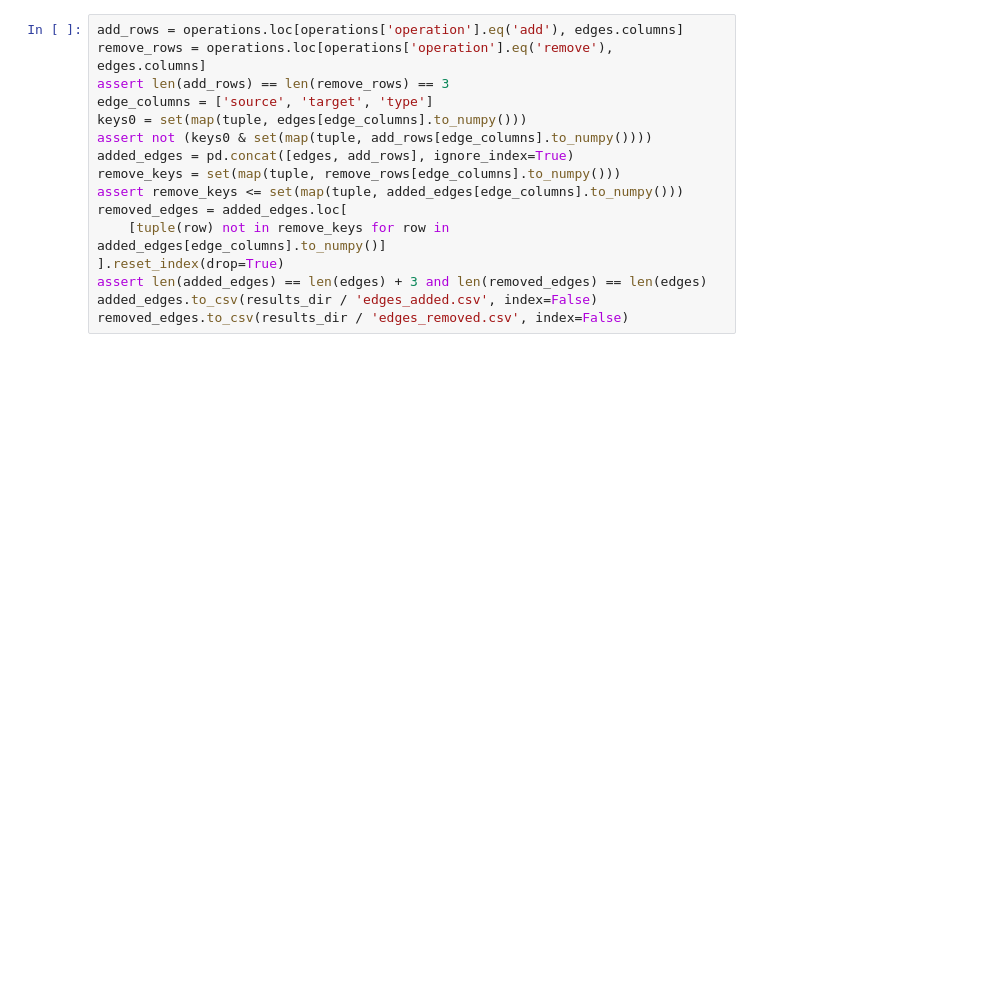
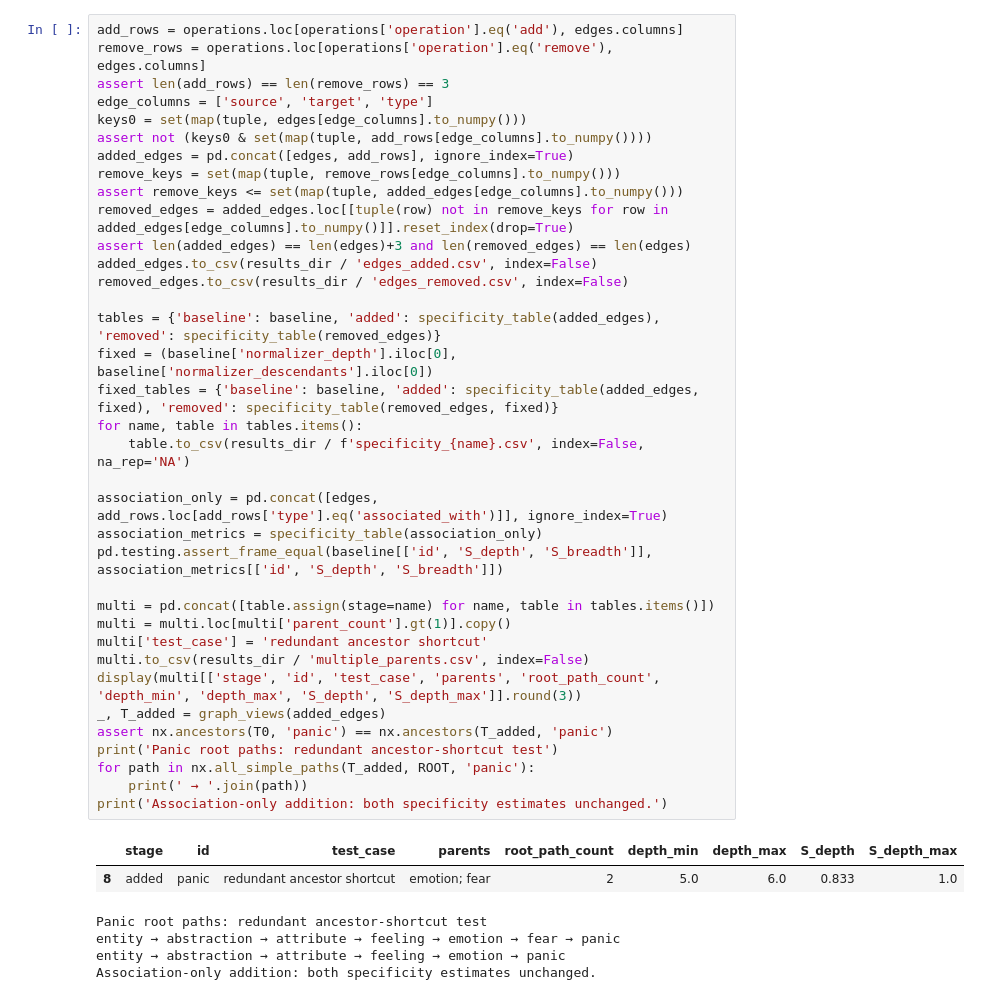
Before and after one commit to nnevdokimov/embodied-ai-emotion-homework, a Jupyter notebook: HA2_Emotion/HA2_network.ipynb, the cells around one changed output. Saved outputs shown, nothing was run; the diff lists cells and outputs as text; blank space fills up the shorter version.

```diff
--- a/HA2_Emotion/HA2_network.ipynb
+++ b/HA2_Emotion/HA2_network.ipynb
@@ -423,16 +310,43 @@ A second parent yields alternative path lengths. The association is also checked
 # %%
 add_rows = operations.loc[operations['operation'].eq('add'), edges.columns]
 remove_rows = operations.loc[operations['operation'].eq('remove'), edges.columns]
 assert len(add_rows) == len(remove_rows) == 3
 edge_columns = ['source', 'target', 'type']
 keys0 = set(map(tuple, edges[edge_columns].to_numpy()))
 assert not (keys0 & set(map(tuple, add_rows[edge_columns].to_numpy())))
 added_edges = pd.concat([edges, add_rows], ignore_index=True)
 remove_keys = set(map(tuple, remove_rows[edge_columns].to_numpy()))
 assert remove_keys <= set(map(tuple, added_edges[edge_columns].to_numpy()))
-removed_edges = added_edges.loc[
-    [tuple(row) not in remove_keys for row in added_edges[edge_columns].to_numpy()]
-].reset_index(drop=True)
-assert len(added_edges) == len(edges) + 3 and len(removed_edges) == len(edges)
+removed_edges = added_edges.loc[[tuple(row) not in remove_keys for row in added_edges[edge_columns].to_numpy()]].reset_index(drop=True)
+assert len(added_edges) == len(edges)+3 and len(removed_edges) == len(edges)
 added_edges.to_csv(results_dir / 'edges_added.csv', index=False)
 removed_edges.to_csv(results_dir / 'edges_removed.csv', index=False)
+
+tables = {'baseline': baseline, 'added': specificity_table(added_edges), 'removed': specificity_table(removed_edges)}
+fixed = (baseline['normalizer_depth'].iloc[0], baseline['normalizer_descendants'].iloc[0])
+fixed_tables = {'baseline': baseline, 'added': specificity_table(added_edges, fixed), 'removed': specificity_table(removed_edges, fixed)}
+for name, table in tables.items():
+    table.to_csv(results_dir / f'specificity_{name}.csv', index=False, na_rep='NA')
+
+association_only = pd.concat([edges, add_rows.loc[add_rows['type'].eq('associated_with')]], ignore_index=True)
+association_metrics = specificity_table(association_only)
+pd.testing.assert_frame_equal(baseline[['id', 'S_depth', 'S_breadth']], association_metrics[['id', 'S_depth', 'S_breadth']])
+
+multi = pd.concat([table.assign(stage=name) for name, table in tables.items()])
+multi = multi.loc[multi['parent_count'].gt(1)].copy()
+multi['test_case'] = 'redundant ancestor shortcut'
+multi.to_csv(results_dir / 'multiple_parents.csv', index=False)
+display(multi[['stage', 'id', 'test_case', 'parents', 'root_path_count', 'depth_min', 'depth_max', 'S_depth', 'S_depth_max']].round(3))
+_, T_added = graph_views(added_edges)
+assert nx.ancestors(T0, 'panic') == nx.ancestors(T_added, 'panic')
+print('Panic root paths: redundant ancestor-shortcut test')
+for path in nx.all_simple_paths(T_added, ROOT, 'panic'):
+    print(' → '.join(path))
+print('Association-only addition: both specificity estimates unchanged.')
+# %% [output]
+|  | stage | id | test_case | parents | root_path_count | depth_min | depth_max | S_depth | S_depth_max |
+| 8 | added | panic | redundant ancestor shortcut | emotion; fear | 2 | 5.0 | 6.0 | 0.833 | 1.0 |
+Panic root paths: redundant ancestor-shortcut test
+entity → abstraction → attribute → feeling → emotion → fear → panic
+entity → abstraction → attribute → feeling → emotion → panic
+Association-only addition: both specificity estimates unchanged.
```
Also changed, not shown: parts of 29 cells of this notebook, 20 other files.
